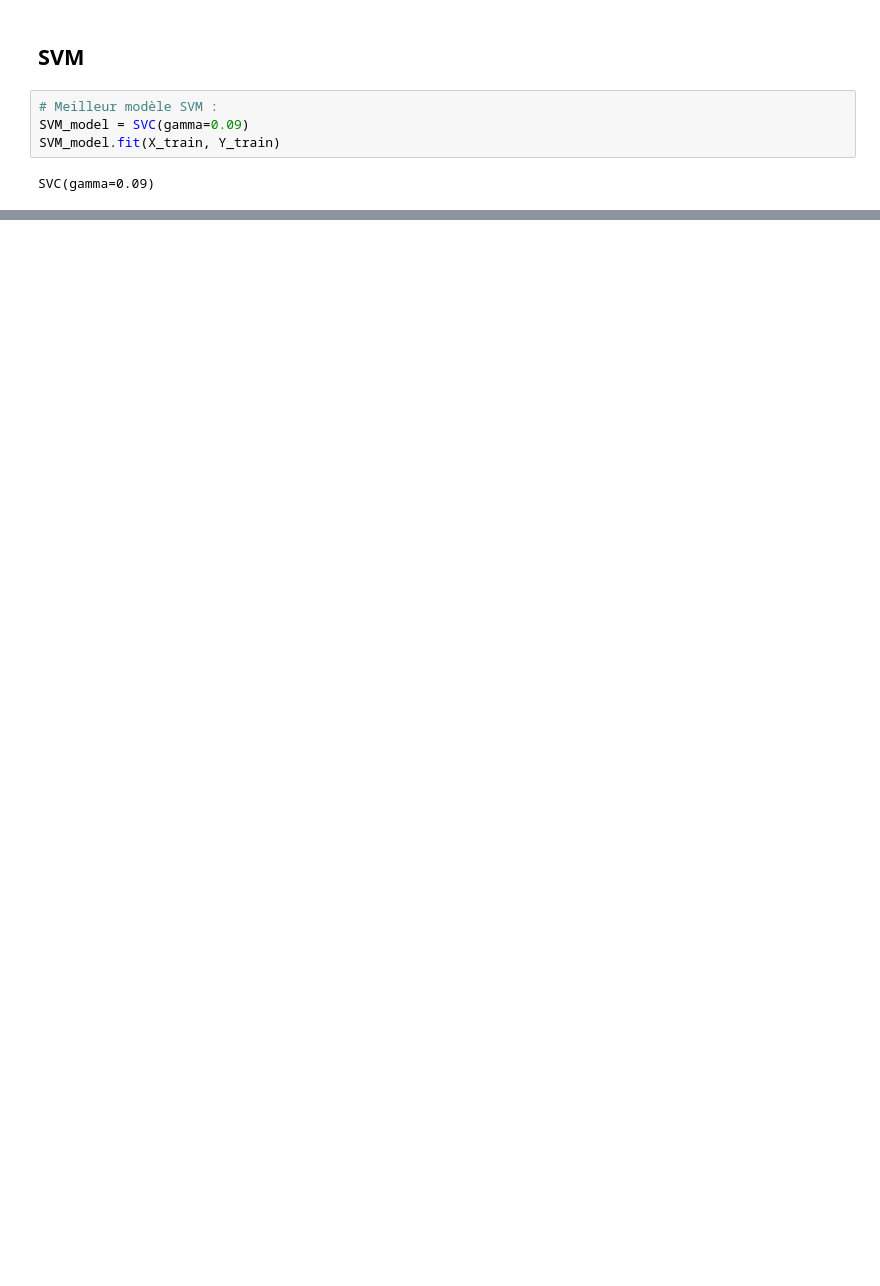
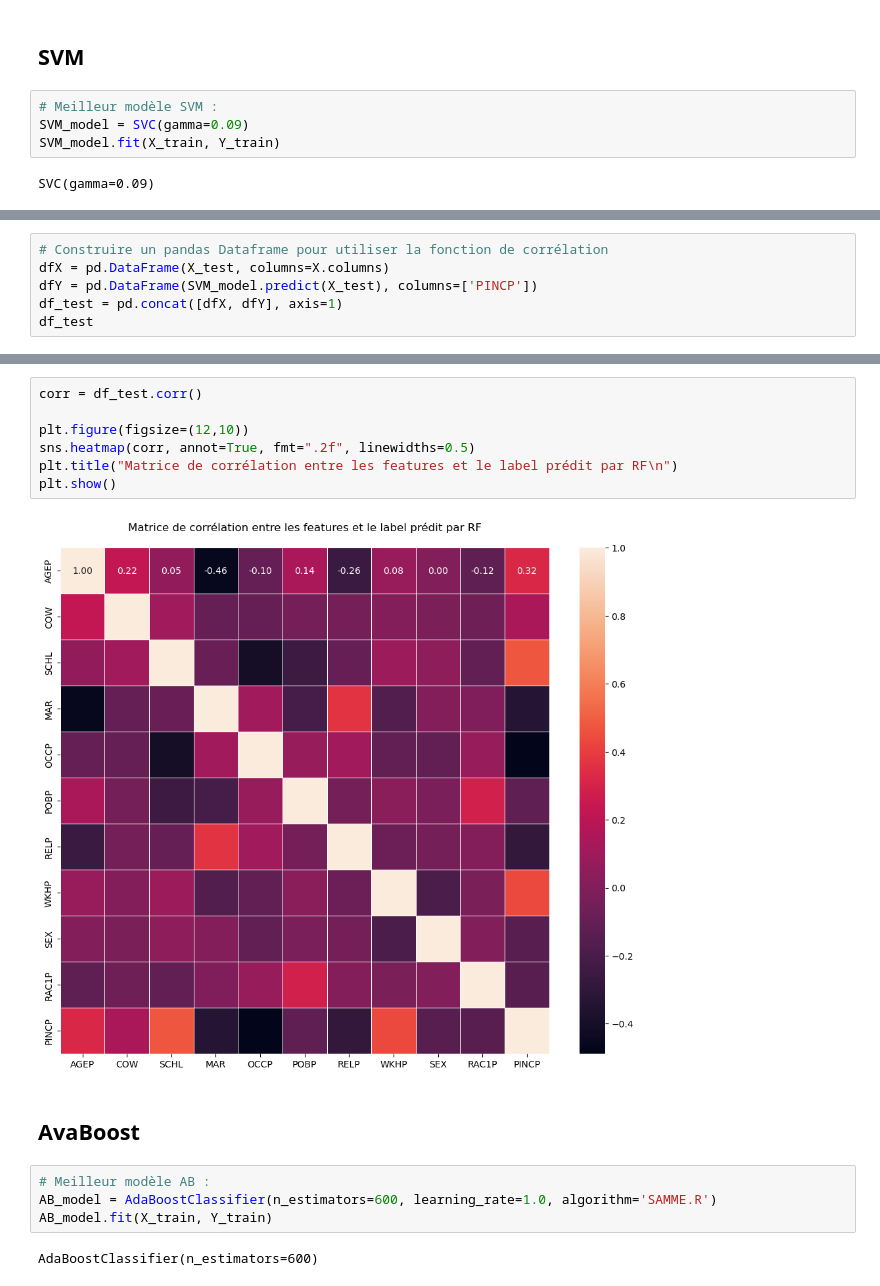
Before and after one commit to thomasclgnt/AS, a Jupyter notebook: Explicabilite.ipynb, the cells around one changed output, grey strips where cells are left out. Drawn from its saved outputs; the diff is of its cells as text; blank space fills up the shorter version.

```diff
--- a/Explicabilite.ipynb
+++ b/Explicabilite.ipynb
@@ -104,0 +120,6 @@ df_train
+# %%
+# Construire un pandas Dataframe pour utiliser la fonction de corrélation
+dfX = pd.DataFrame(X_test, columns=X.columns)
+dfY = pd.DataFrame(SVM_model.predict(X_test), columns=['PINCP'])
+df_test = pd.concat([dfX, dfY], axis=1)
+df_test
@@ -104,0 +140,17 @@ df_train
+# %%
+corr = df_test.corr()
+
+plt.figure(figsize=(12,10))
+sns.heatmap(corr, annot=True, fmt=".2f", linewidths=0.5)
+plt.title("Matrice de corrélation entre les features et le label prédit par RF\n")
+plt.show()
+# %% [output]
+[figure, added]
+# %% [markdown]
+## AvaBoost
+# %%
+# Meilleur modèle AB :
+AB_model = AdaBoostClassifier(n_estimators=600, learning_rate=1.0, algorithm='SAMME.R')
+AB_model.fit(X_train, Y_train)
+# %% [output]
+AdaBoostClassifier(n_estimators=600)
```
Also changed, not shown: parts of 52 cells of this notebook.
